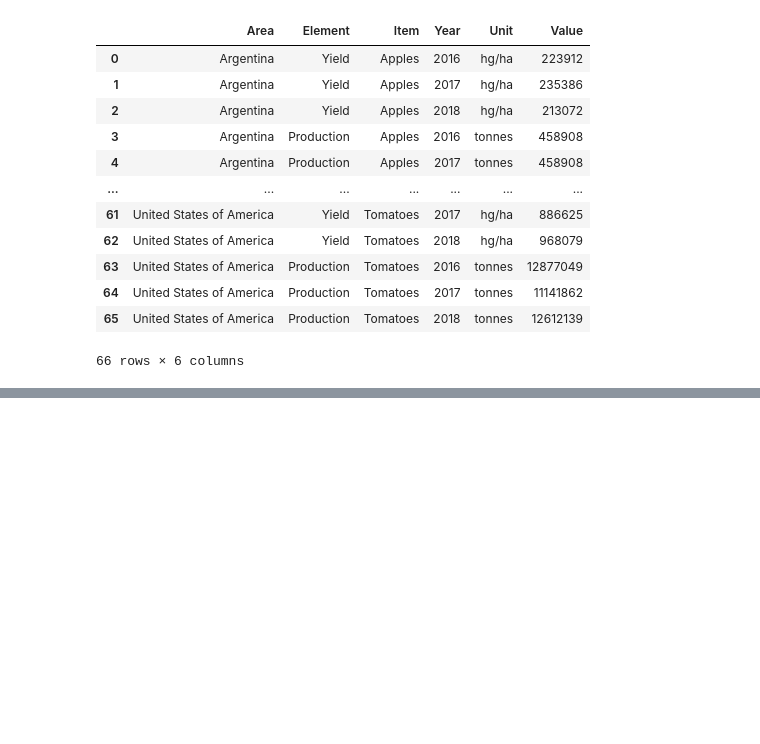
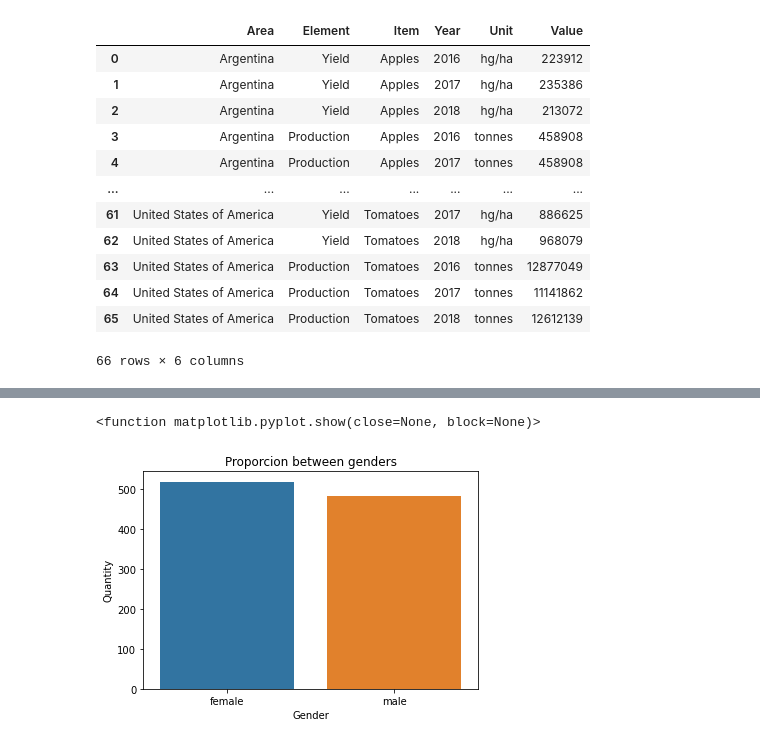
Before and after one commit to lmoreno98/100DaysOfCode, a Jupyter notebook: Python_Practice_guide/Pandas_Exploratory_Data_Analysis.ipynb, the cells around one changed output, grey strips where cells are left out. Saved outputs shown, nothing was run; the diff lists cells and outputs as text; code cells hidden in the pictures; blank space fills up the shorter version.

```diff
--- a/Python_Practice_guide/Pandas_Exploratory_Data_Analysis.ipynb
+++ b/Python_Practice_guide/Pandas_Exploratory_Data_Analysis.ipynb
@@ -179,0 +454,3 @@ pd.concat([production_pivot, yield_pivot], keys = ["Productions","Yield"])
+# %%
+# 1
+student = pd.read_csv("Datasets/StudentsPerformance.csv")
@@ -179,0 +528,3 @@ pd.concat([production_pivot, yield_pivot], keys = ["Productions","Yield"])
+# %%
+# 7
+student.rename(columns = lambda column: column.title().replace(" ","_"), inplace=True)
@@ -179,0 +661,11 @@ pd.concat([production_pivot, yield_pivot], keys = ["Productions","Yield"])
+# %%
+# 15
+gender = student["Gender"].value_counts()
+sns.barplot(x = gender.index, y = gender)
+plt.xlabel("Gender")
+plt.ylabel("Quantity")
+plt.title("Proporcion between genders")
+plt.show
+# %% [output]
+<function matplotlib.pyplot.show(close=None, block=None)>
+[figure, added]
```
Also changed, not shown: parts of 42 cells of this notebook.
